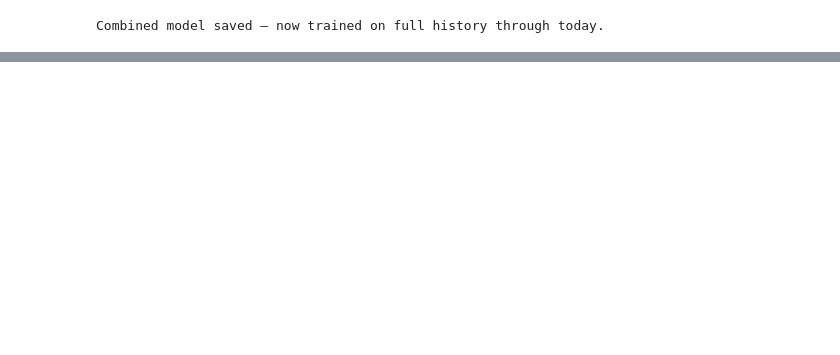
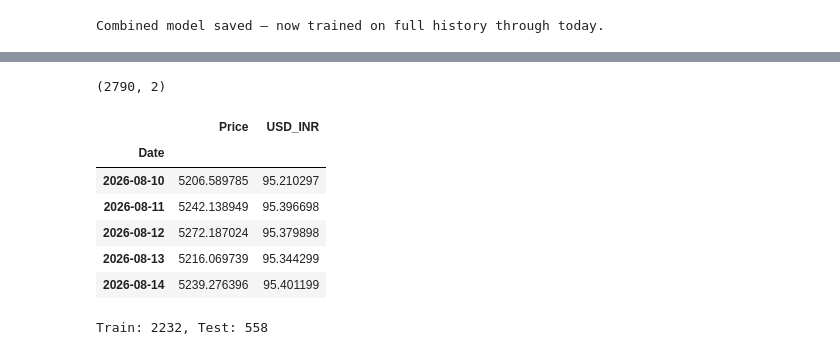
Before and after one commit to vierksejpal-dev/gold-price-forecast-app, a Jupyter notebook: time_series_model.ipynb, the cells around one changed output, grey strips where cells are left out. Saved outputs shown, nothing was run; the diff lists cells and outputs as text; code cells hidden in the pictures; blank space fills up the shorter version.

```diff
--- a/time_series_model.ipynb
+++ b/time_series_model.ipynb
@@ -309,0 +374,17 @@ Combined model saved — now trained on full history through today.
+# %%
+import yfinance as yf
+import pandas as pd
+
+# Fetch USD/INR for the entire period your Kaggle data covers, through today
+full_start = df.index.min().strftime("%Y-%m-%d")
+full_end = pd.Timestamp.today().strftime("%Y-%m-%d")
+
+usdinr_full = yf.download("INR=X", start=full_start, end=full_end)
+
+if isinstance(usdinr_full.columns, pd.MultiIndex):
+    usdinr_full = usdinr_full['Close'].iloc[:, 0].rename("USD_INR").to_frame()
+else:
+    usdinr_full = usdinr_full[['Close']].rename(columns={'Close': 'USD_INR'})
+
+print(usdinr_full.shape)
+usdinr_full.tail()
@@ -309,0 +401,30 @@ Combined model saved — now trained on full history through today.
+# %%
+# Merge combined gold price (from earlier) with the full USD/INR history
+model_data = combined.join(usdinr_full, how='inner')
+
+# Drop any rows where either value is missing (e.g. mismatched holidays)
+model_data = model_data.dropna()
+
+print(model_data.shape)
+model_data.tail()
+# %% [output]
+(2790, 2)
+|  | Price | USD_INR |
+| Date |  |  |
+| 2026-08-10 | 5206.589785 | 95.210297 |
+| 2026-08-11 | 5242.138949 | 95.396698 |
+| 2026-08-12 | 5272.187024 | 95.379898 |
+| 2026-08-13 | 5216.069739 | 95.344299 |
+| 2026-08-14 | 5239.276396 | 95.401199 |
+# %%
+train_size = int(len(model_data) * 0.8)
+
+train_y = model_data['Price'][:train_size]
+test_y = model_data['Price'][train_size:]
+
+train_exog = model_data[['USD_INR']][:train_size]
+test_exog = model_data[['USD_INR']][train_size:]
+
+print(f"Train: {len(train_y)}, Test: {len(test_y)}")
+# %% [output]
+Train: 2232, Test: 558
```
Also changed, not shown: parts of 14 cells of this notebook, 2 other files.
